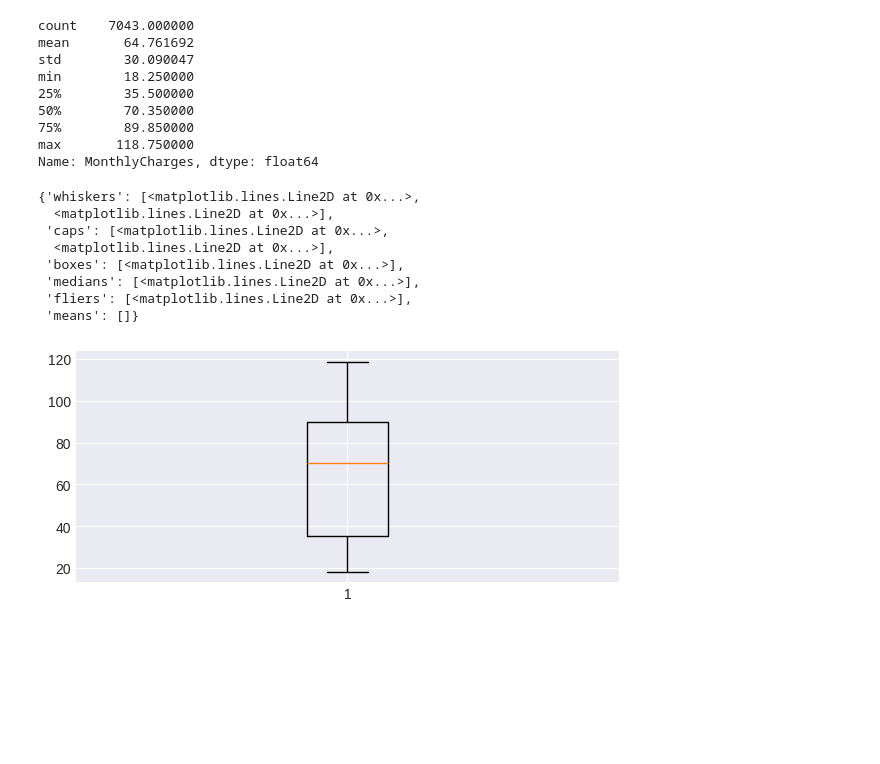
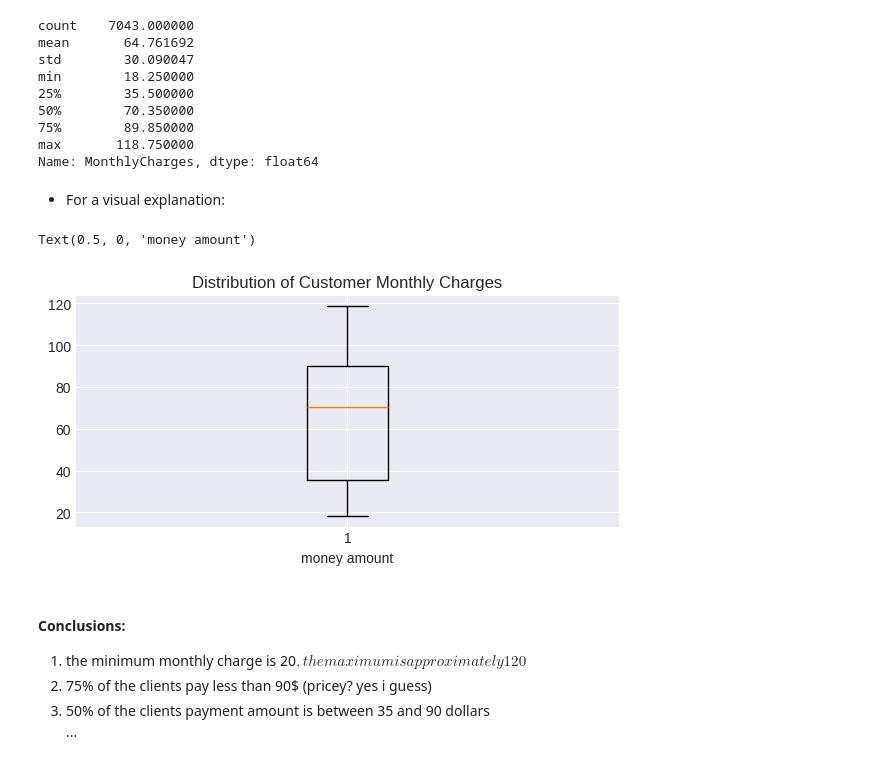
Before and after one commit to hajarmst211/customer_churn_prediction, a Jupyter notebook: notebooks/exploration.ipynb, the cells around one changed output. Cells and saved outputs as stored; diff of their text form; code cells hidden in the pictures; blank space fills up the shorter version.

Commit message:
conclusions

```diff
--- a/notebooks/exploration.ipynb
+++ b/notebooks/exploration.ipynb
@@ -304,16 +322,19 @@ min        18.250000
 75%        89.850000
 max       118.750000
 Name: MonthlyCharges, dtype: float64
+# %% [markdown]
+- For a visual explanation:
 # %%
 plt.figure(figsize= (7,3))
 plt.boxplot(x= df["MonthlyCharges"])
+plt.title("Distribution of Customer Monthly Charges")
+plt.xlabel("money amount")
 # %% [output]
-{'whiskers': [<matplotlib.lines.Line2D at 0x...>,
-  <matplotlib.lines.Line2D at 0x...>],
- 'caps': [<matplotlib.lines.Line2D at 0x...>,
-  <matplotlib.lines.Line2D at 0x...>],
- 'boxes': [<matplotlib.lines.Line2D at 0x...>],
- 'medians': [<matplotlib.lines.Line2D at 0x...>],
- 'fliers': [<matplotlib.lines.Line2D at 0x...>],
- 'means': []}
+Text(0.5, 0, 'money amount')
-[figure, old version]
+[figure, new version]
+# %% [markdown]
+#### Conclusions:
+1. the minimum monthly charge is 20$, the maximum is approximately 120$
+2. 75% of the clients pay less than 90$ (pricey? yes i guess)
+3. 50% of the clients payment amount is between 35 and 90 dollars<br>
+...
```
Also changed, not shown: parts of 8 cells of this notebook.
